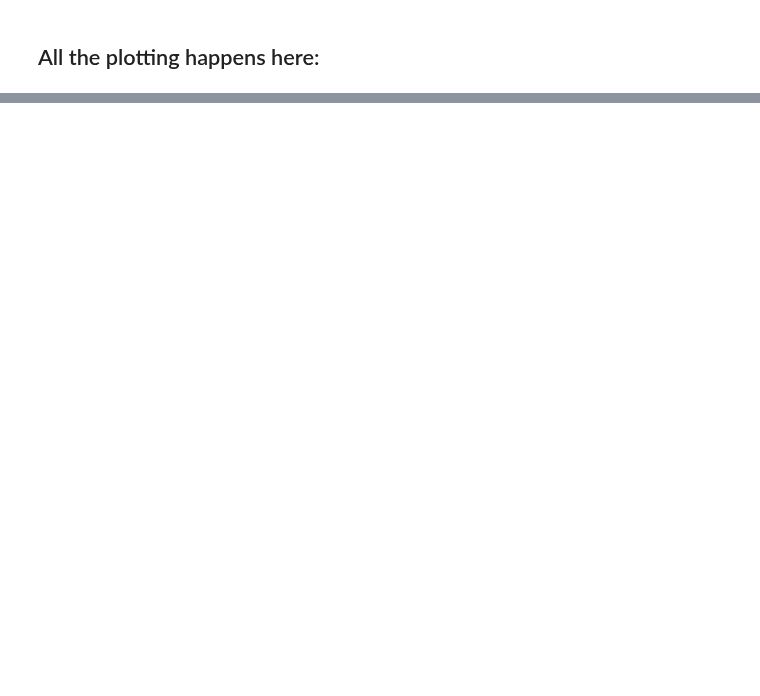
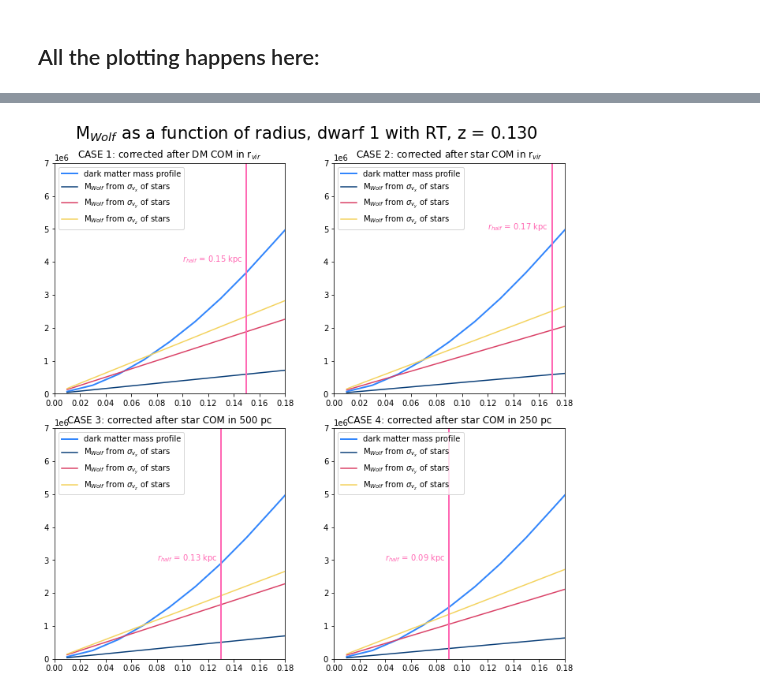
Before and after one commit to nguyenbinh1612/Binh_UFD, a Jupyter notebook: velocity analysis/velocity analysis.ipynb, the cells around one changed output, grey strips where cells are left out. Cells and saved outputs as stored; diff of their text form; code cells hidden in the pictures; blank space fills up the shorter version.

```diff
--- a/velocity analysis/velocity analysis.ipynb
+++ b/velocity analysis/velocity analysis.ipynb
@@ -335,0 +577,76 @@ plt.show()
+# %%
+fig, (ax) = plt.subplots(2, 2, figsize=[10, 10])
+
+# Plotting case 1:
+ax[0,0].plot(radius_array, analyze.dynamical_mass(radius_array, r_dm_290, bin_size), \
+             color='#3185FC', linewidth=2, label="dark matter mass profile")
+ax[0,0].plot(radius_array, analyze.Wolf_mass_estimator(radius_array, stdev_at_rhalf_x1), \
+         color='#083D77', label="M$_{Wolf}$ from $\sigma_{v_x}$ of stars")
+ax[0,0].plot(radius_array, analyze.Wolf_mass_estimator(radius_array, stdev_at_rhalf_y1), \
+         color='#DA4167', label="M$_{Wolf}$ from $\sigma_{v_y}$ of stars")
+ax[0,0].plot(radius_array, analyze.Wolf_mass_estimator(radius_array, stdev_at_rhalf_z1), \
+         color='#F4D35E', label="M$_{Wolf}$ from $\sigma_{v_z}$ of stars")
+ax[0,0].axvline(r_half1, color='hotpink', linewidth=2)
+ax[0,0].text(r_half1 - 0.05, 4e6, '''$r_{half}$ = ''' + str(round(r_half1, 3)) + ''' kpc''', fontsize=10, color='hotpink')
+ax[0,0].set_ylim(0,0.7e7)
+ax[0,0].set_xlim(0,0.18)
+ax[0,0].legend(loc='upper left')
+ax[0,0].set_box_aspect(1)
+ax[0,0].set_title('CASE 1: corrected after DM COM in r$_{vir}$')
+
+# Plotting case 2:
+ax[0,1].plot(radius_array, analyze.dynamical_mass(radius_array, r_dm_290, bin_size), \
+             color='#3185FC', linewidth=2, label="dark matter mass profile")
+ax[0,1].plot(radius_array, analyze.Wolf_mass_estimator(radius_array, stdev_at_rhalf_x2), \
+         color='#083D77', label="M$_{Wolf}$ from $\sigma_{v_x}$ of stars")
+ax[0,1].plot(radius_array, analyze.Wolf_mass_estimator(radius_array, stdev_at_rhalf_y2), \
+         color='#DA4167', label="M$_{Wolf}$ from $\sigma_{v_y}$ of stars")
+ax[0,1].plot(radius_array, analyze.Wolf_mass_estimator(radius_array, stdev_at_rhalf_z2), \
+         color='#F4D35E', label="M$_{Wolf}$ from $\sigma_{v_z}$ of stars")
+ax[0,1].axvline(r_half2, color='hotpink', linewidth=2)
+ax[0,1].text(r_half2 - 0.05, 5e6, '''$r_{half}$ = ''' + str(round(r_half2, 3)) + ''' kpc''', fontsize=10, color='hotpink')
+ax[0,1].set_ylim(0,0.7e7)
+ax[0,1].set_xlim(0,0.18)
+ax[0,1].legend(loc='upper left')
+ax[0,1].set_box_aspect(1)
+ax[0,1].set_title('CASE 2: corrected after star COM in r$_{vir}$')
+
+# Plotting case 3:
+ax[1,0].plot(radius_array, analyze.dynamical_mass(radius_array, r_dm_290, bin_size), \
+             color='#3185FC', linewidth=2, label="dark matter mass profile")
+ax[1,0].plot(radius_array, analyze.Wolf_mass_estimator(radius_array, stdev_at_rhalf_x3), \
+         color='#083D77', label="M$_{Wolf}$ from $\sigma_{v_x}$ of stars")
+ax[1,0].plot(radius_array, analyze.Wolf_mass_estimator(radius_array, stdev_at_rhalf_y3), \
+         color='#DA4167', label="M$_{Wolf}$ from $\sigma_{v_y}$ of stars")
+ax[1,0].plot(radius_array, analyze.Wolf_mass_estimator(radius_array, stdev_at_rhalf_z3), \
+         color='#F4D35E', label="M$_{Wolf}$ from $\sigma_{v_z}$ of stars")
+ax[1,0].axvline(r_half3, color='hotpink', linewidth=2)
+ax[1,0].text(r_half3 - 0.05, 3e6, '''$r_{half}$ = ''' + str(round(r_half3, 3)) + ''' kpc''', fontsize=10, color='hotpink')
+ax[1,0].set_ylim(0,0.7e7)
+ax[1,0].set_xlim(0,0.18)
+ax[1,0].legend(loc='upper left')
+ax[1,0].set_box_aspect(1)
+ax[1,0].set_title('CASE 3: corrected after star COM in 500 pc')
+
+# Plotting case 4:
+ax[1,1].plot(radius_array, analyze.dynamical_mass(radius_array, r_dm_290, bin_size), \
+             color='#3185FC', linewidth=2, label="dark matter mass profile")
+ax[1,1].plot(radius_array, analyze.Wolf_mass_estimator(radius_array, stdev_at_rhalf_x4), \
+         color='#083D77', label="M$_{Wolf}$ from $\sigma_{v_x}$ of stars")
+ax[1,1].plot(radius_array, analyze.Wolf_mass_estimator(radius_array, stdev_at_rhalf_y4), \
+         color='#DA4167', label="M$_{Wolf}$ from $\sigma_{v_y}$ of stars")
+ax[1,1].plot(radius_array, analyze.Wolf_mass_estimator(radius_array, stdev_at_rhalf_z4), \
+         color='#F4D35E', label="M$_{Wolf}$ from $\sigma_{v_z}$ of stars")
+ax[1,1].axvline(r_half4, color='hotpink', linewidth=2)
+ax[1,1].text(r_half4 - 0.05, 3e6, '''$r_{half}$ = ''' + str(round(r_half4, 3)) + ''' kpc''', fontsize=10, color='hotpink')
+ax[1,1].set_ylim(0,0.7e7)
+ax[1,1].set_xlim(0,0.18)
+ax[1,1].legend(loc='upper left')
+ax[1,1].set_box_aspect(1)
+ax[1,1].set_title('CASE 4: corrected after star COM in 250 pc')
+
+plt.suptitle('M$_{Wolf}$ as a function of radius, dwarf 1 with RT, z = 0.130', fontsize=21)
+plt.tight_layout()
+plt.show()
+# %% [output]
+[figure, added]
```
Also changed, not shown: parts of 12 cells of this notebook.
